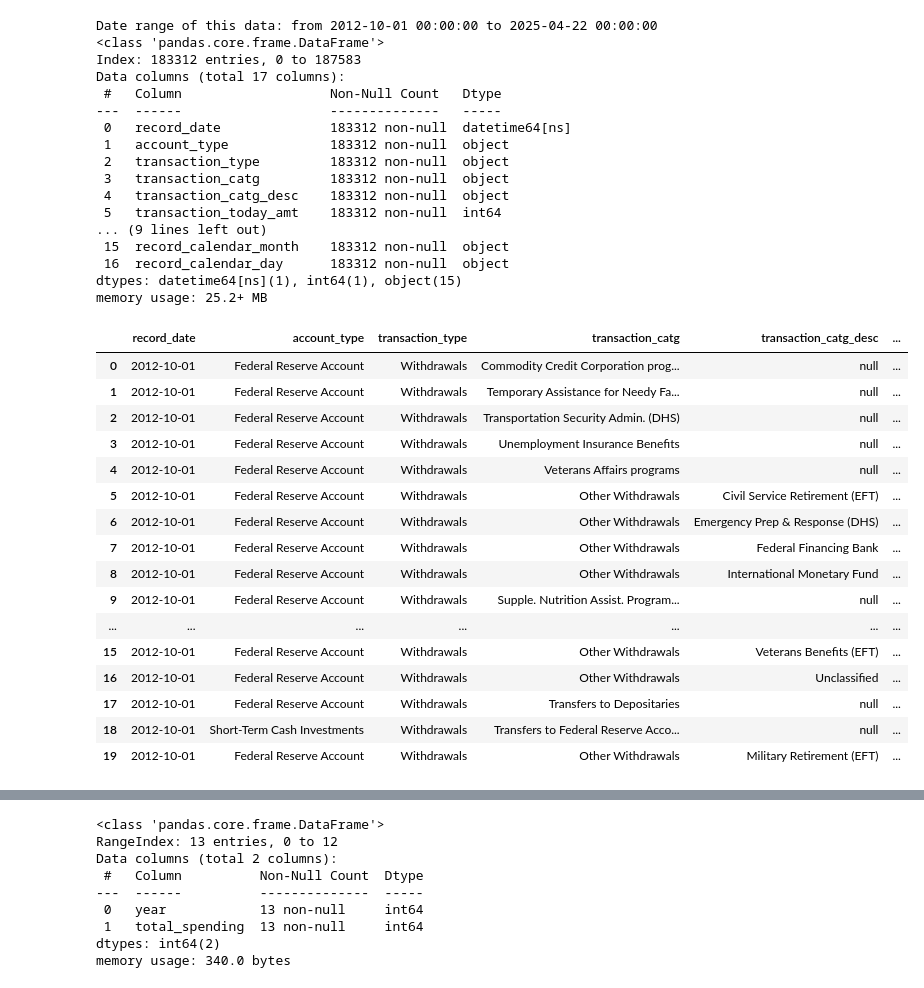
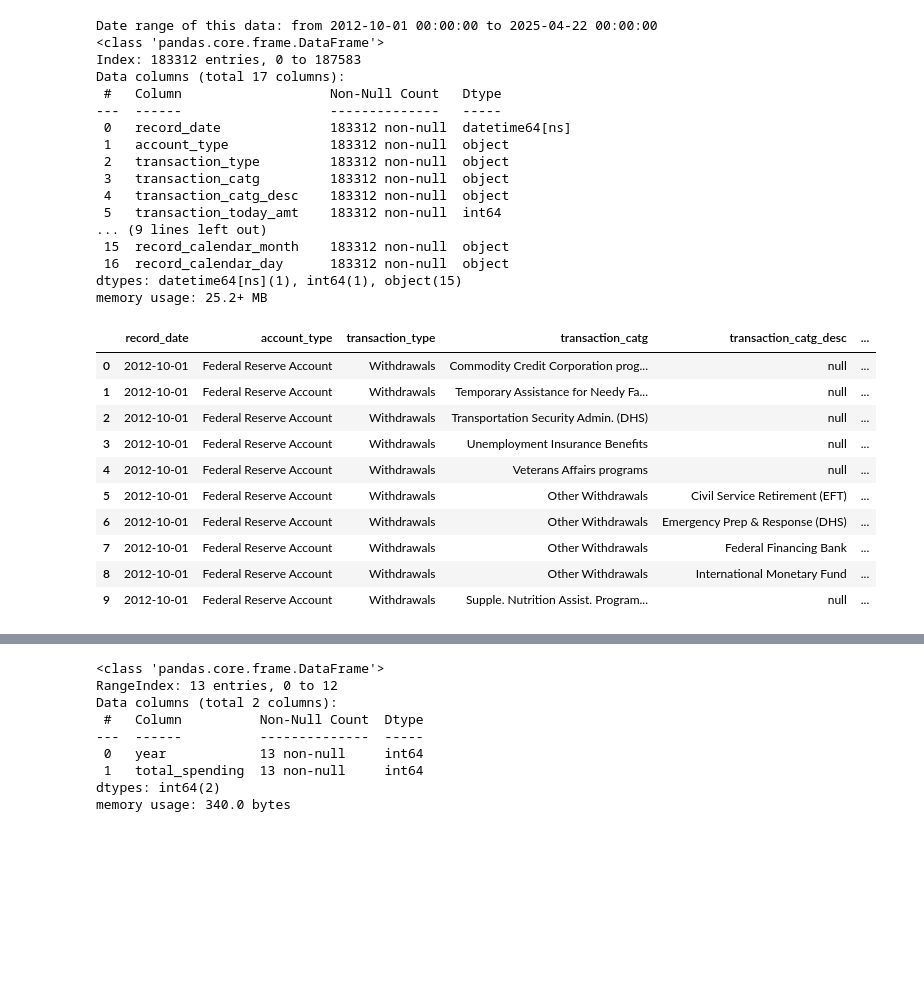
Before and after one commit to jkelly3rd/fed_spend, a Jupyter notebook: 02_spending_tracker_analysis.ipynb, the cells around one changed output, grey strips where cells are left out. Drawn from its saved outputs; the diff is of its cells as text; code cells hidden in the pictures; blank space fills up the shorter version.

```diff
--- a/02_spending_tracker_analysis.ipynb
+++ b/02_spending_tracker_analysis.ipynb
@@ -10,39 +10,33 @@ withdrawals = pd.read_parquet(withdrawals_combined_file_path)
 # Quick show of date range, info, head and date range of record_date
 print(f"Date range of this data: from {withdrawals['record_date'].min()} to {withdrawals['record_date'].max()}")
 withdrawals.info()
-withdrawals.head(20)
+withdrawals.head(10)
 # %% [output]
 Date range of this data: from 2012-10-01 00:00:00 to 2025-04-22 00:00:00
 <class 'pandas.core.frame.DataFrame'>
 Index: 183312 entries, 0 to 187583
 Data columns (total 17 columns):
  #   Column                   Non-Null Count   Dtype
 ---  ------                   --------------   -----
  0   record_date              183312 non-null  datetime64[ns]
  1   account_type             183312 non-null  object
  2   transaction_type         183312 non-null  object
  3   transaction_catg         183312 non-null  object
  4   transaction_catg_desc    183312 non-null  object
  5   transaction_today_amt    183312 non-null  int64
 ... (9 lines left out)
  15  record_calendar_month    183312 non-null  object
  16  record_calendar_day      183312 non-null  object
 dtypes: datetime64[ns](1), int64(1), object(15)
 memory usage: 25.2+ MB
 |  | record_date | account_type | transaction_type | transaction_catg | transaction_catg_desc | ... |
 | 0 | 2012-10-01 | Federal Reserve Account | Withdrawals | Commodity Credit Corporation prog... | null | ... |
 | 1 | 2012-10-01 | Federal Reserve Account | Withdrawals | Temporary Assistance for Needy Fa... | null | ... |
 | 2 | 2012-10-01 | Federal Reserve Account | Withdrawals | Transportation Security Admin. (DHS) | null | ... |
 | 3 | 2012-10-01 | Federal Reserve Account | Withdrawals | Unemployment Insurance Benefits | null | ... |
 | 4 | 2012-10-01 | Federal Reserve Account | Withdrawals | Veterans Affairs programs | null | ... |
 | 5 | 2012-10-01 | Federal Reserve Account | Withdrawals | Other Withdrawals | Civil Service Retirement (EFT) | ... |
 | 6 | 2012-10-01 | Federal Reserve Account | Withdrawals | Other Withdrawals | Emergency Prep & Response (DHS) | ... |
 | 7 | 2012-10-01 | Federal Reserve Account | Withdrawals | Other Withdrawals | Federal Financing Bank | ... |
 | 8 | 2012-10-01 | Federal Reserve Account | Withdrawals | Other Withdrawals | International Monetary Fund | ... |
 | 9 | 2012-10-01 | Federal Reserve Account | Withdrawals | Supple. Nutrition Assist. Program... | null | ... |
-| ... | ... | ... | ... | ... | ... | ... |
-| 15 | 2012-10-01 | Federal Reserve Account | Withdrawals | Other Withdrawals | Veterans Benefits (EFT) | ... |
-| 16 | 2012-10-01 | Federal Reserve Account | Withdrawals | Other Withdrawals | Unclassified | ... |
-| 17 | 2012-10-01 | Federal Reserve Account | Withdrawals | Transfers to Depositaries | null | ... |
-| 18 | 2012-10-01 | Short-Term Cash Investments | Withdrawals | Transfers to Federal Reserve Acco... | null | ... |
-| 19 | 2012-10-01 | Federal Reserve Account | Withdrawals | Other Withdrawals | Military Retirement (EFT) | ... |
```
Also changed, not shown: parts of 7 cells of this notebook, 1 other file.
